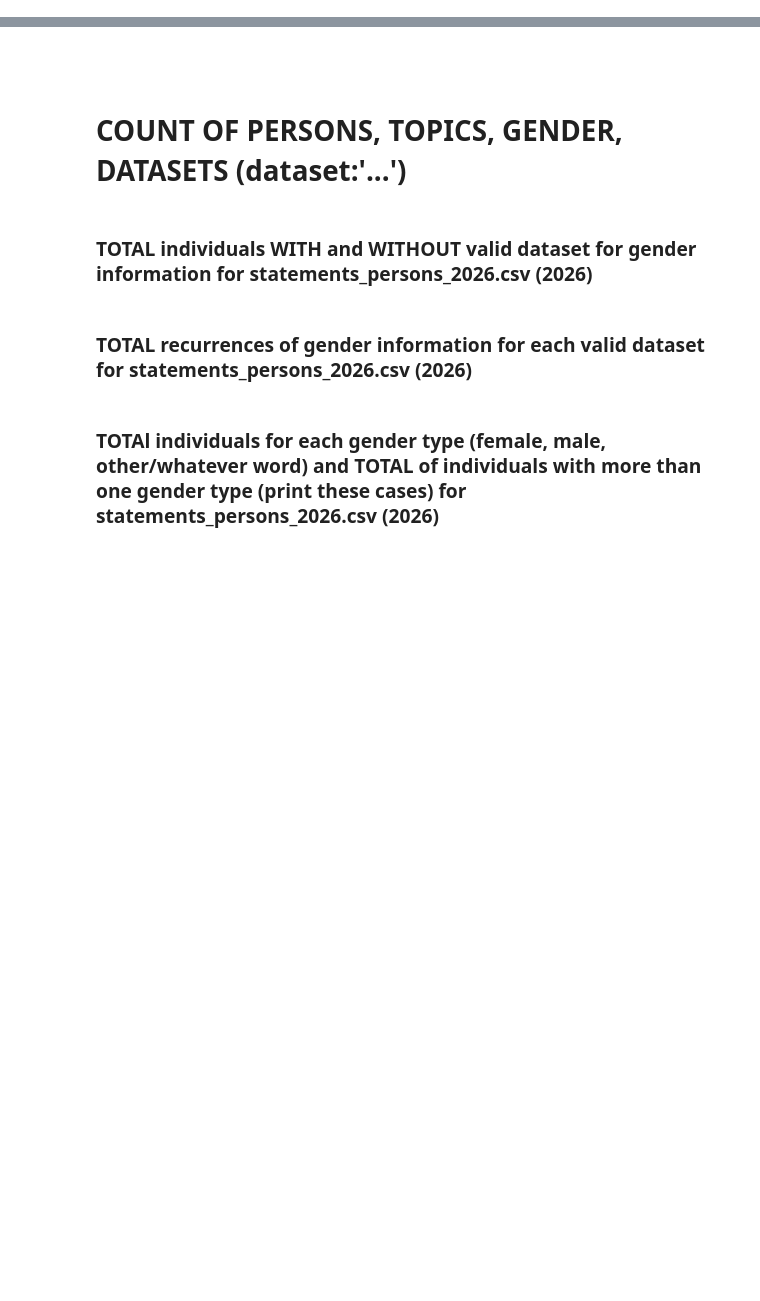
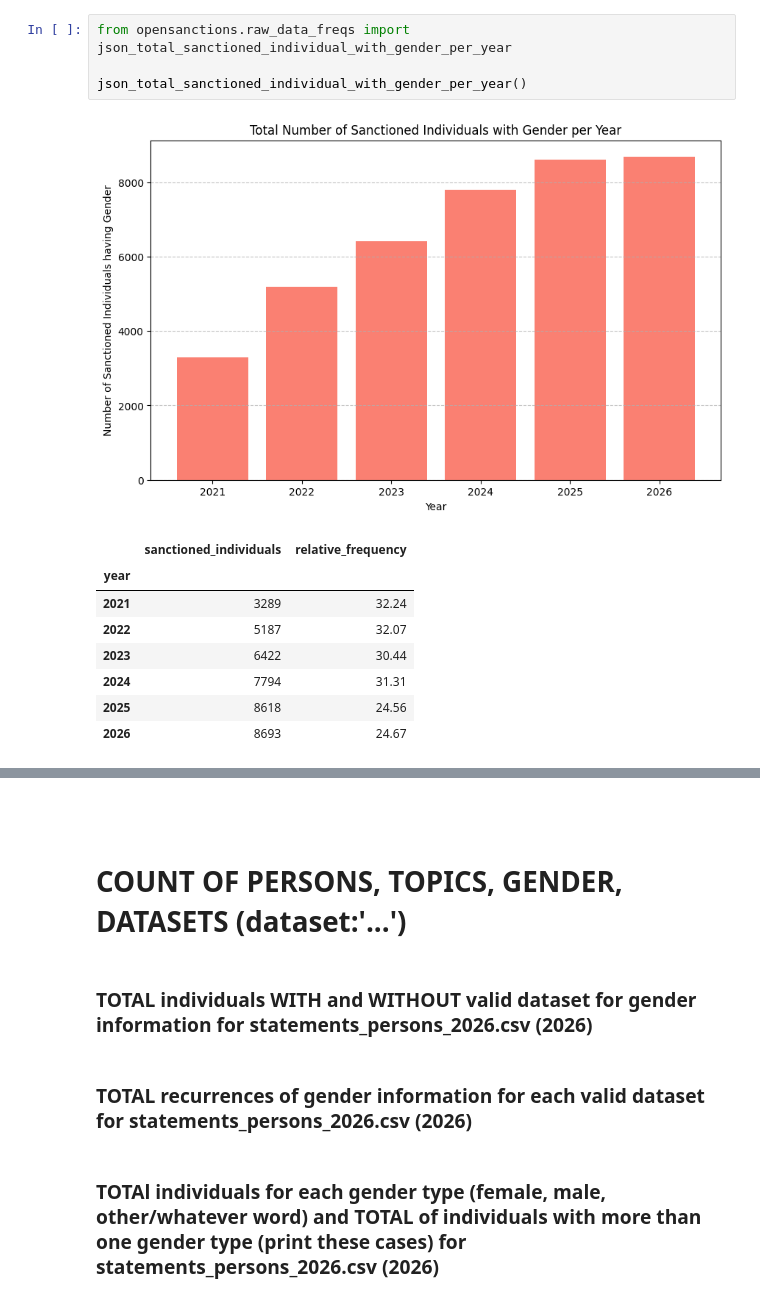
Before and after one commit to jellyrosp/opensanctions, a Jupyter notebook: jupyter_nb/raw_data_freqs.ipynb, the cells around one changed output, grey strips where cells are left out. Drawn from its saved outputs; the diff is of its cells as text; blank space fills up the shorter version.

```diff
--- a/jupyter_nb/raw_data_freqs.ipynb
+++ b/jupyter_nb/raw_data_freqs.ipynb
@@ -10,0 +56,14 @@
+# %%
+from opensanctions.raw_data_freqs import json_total_sanctioned_individual_with_gender_per_year
+
+json_total_sanctioned_individual_with_gender_per_year()
+# %% [output]
+[figure, added]
+|  | sanctioned_individuals | relative_frequency |
+| year |  |  |
+| 2021 | 3289 | 32.24 |
+| 2022 | 5187 | 32.07 |
+| 2023 | 6422 | 30.44 |
+| 2024 | 7794 | 31.31 |
+| 2025 | 8618 | 24.56 |
+| 2026 | 8693 | 24.67 |
```
Also changed, not shown: parts of 24 cells of this notebook, 3 other files.
